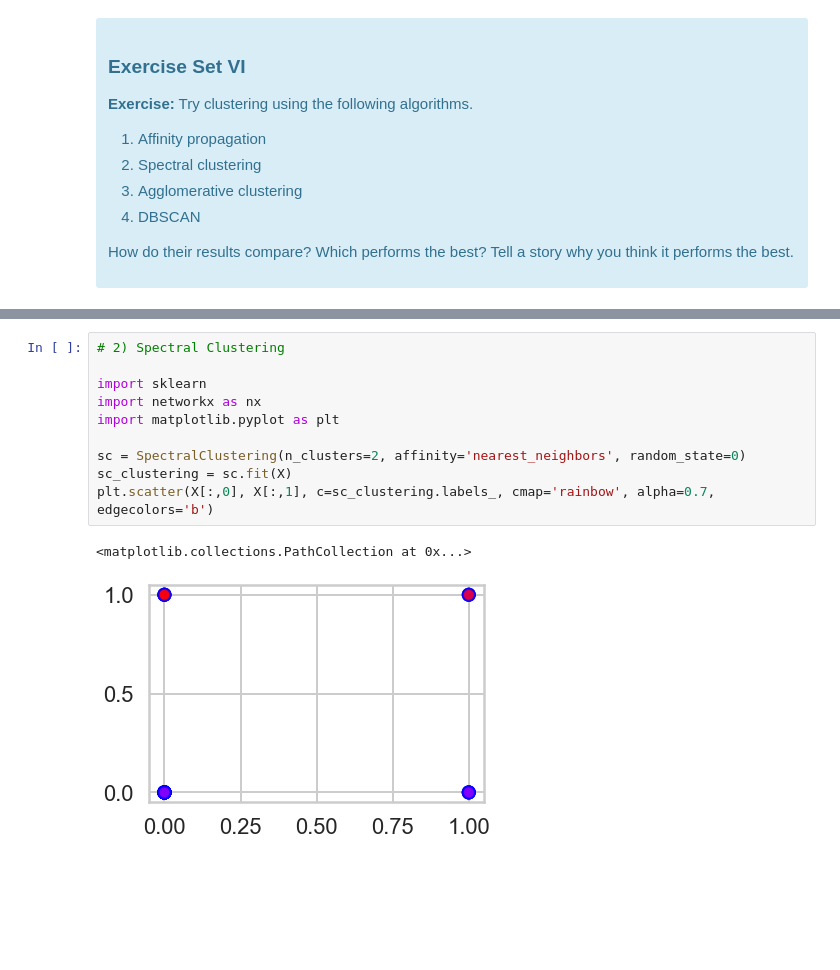
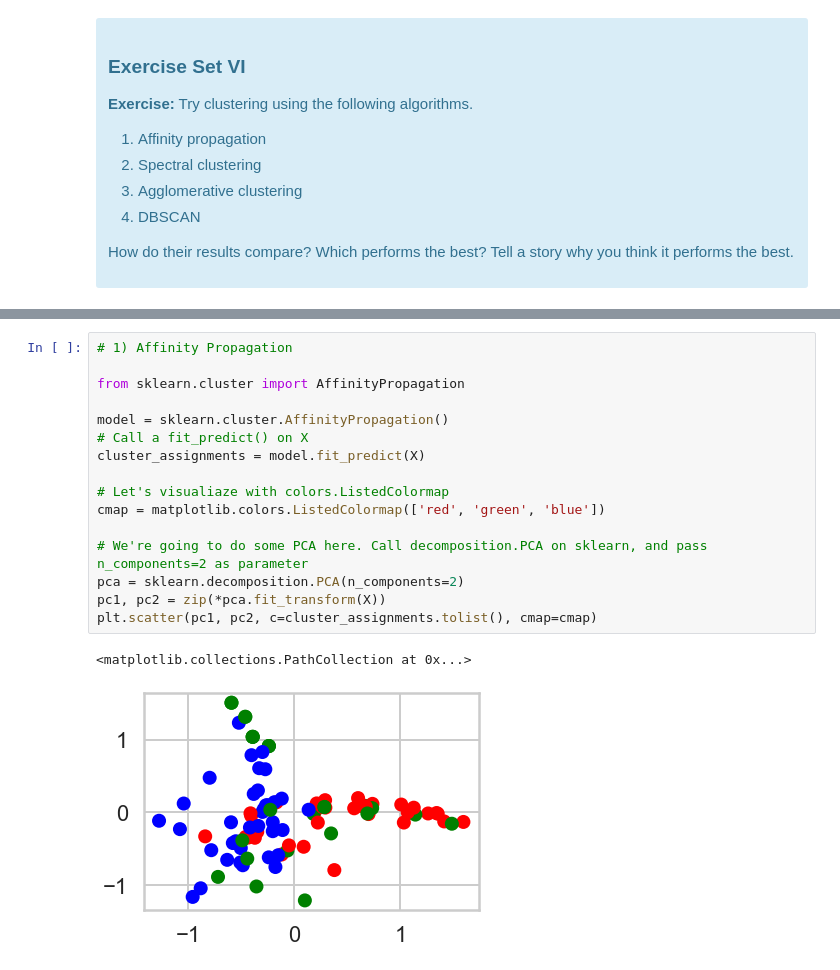
Before and after one commit to CroissantAhhh/Portfolio, a Jupyter notebook: SpringBoard/Exercises/1602764303_Clustering_Case_Study_updated_10_15_2020/Clustering Case Study - Customer Segmentation with K-Means - Tier 3.ipynb, the cells around one changed output, grey strips where cells are left out. Cells and saved outputs as stored; diff of their text form; blank space fills up the shorter version.

Commit message:
clustering finish

```diff
--- a/SpringBoard/Exercises/1602764303_Clustering_Case_Study_updated_10_15_2020/Clustering Case Study - Customer Segmentation with K-Means - Tier 3.ipynb
+++ b/SpringBoard/Exercises/1602764303_Clustering_Case_Study_updated_10_15_2020/Clustering Case Study - Customer Segmentation with K-Means - Tier 3.ipynb
@@ -718,13 +671,19 @@ Silhouette Coefficient: 0.180
-# %%
-# 2) Spectral Clustering
-
-import sklearn
-import networkx as nx
-import matplotlib.pyplot as plt
-
-sc = SpectralClustering(n_clusters=2, affinity='nearest_neighbors', random_state=0)
-sc_clustering = sc.fit(X)
-plt.scatter(X[:,0], X[:,1], c=sc_clustering.labels_, cmap='rainbow', alpha=0.7, edgecolors='b')
-# %% [output]
-<matplotlib.collections.PathCollection at 0x...>
-[figure, removed]
+# %%
+# 1) Affinity Propagation
+
+from sklearn.cluster import AffinityPropagation
+
+model = sklearn.cluster.AffinityPropagation()
+# Call a fit_predict() on X
+cluster_assignments = model.fit_predict(X)
+
+# Let's visualiaze with colors.ListedColormap
+cmap = matplotlib.colors.ListedColormap(['red', 'green', 'blue'])
+
+# We're going to do some PCA here. Call decomposition.PCA on sklearn, and pass n_components=2 as parameter
+pca = sklearn.decomposition.PCA(n_components=2)
+pc1, pc2 = zip(*pca.fit_transform(X))
+plt.scatter(pc1, pc2, c=cluster_assignments.tolist(), cmap=cmap)
+# %% [output]
+<matplotlib.collections.PathCollection at 0x...>
+[figure, added]
```
Also changed, not shown: parts of 8 cells of this notebook, 12 other files.
